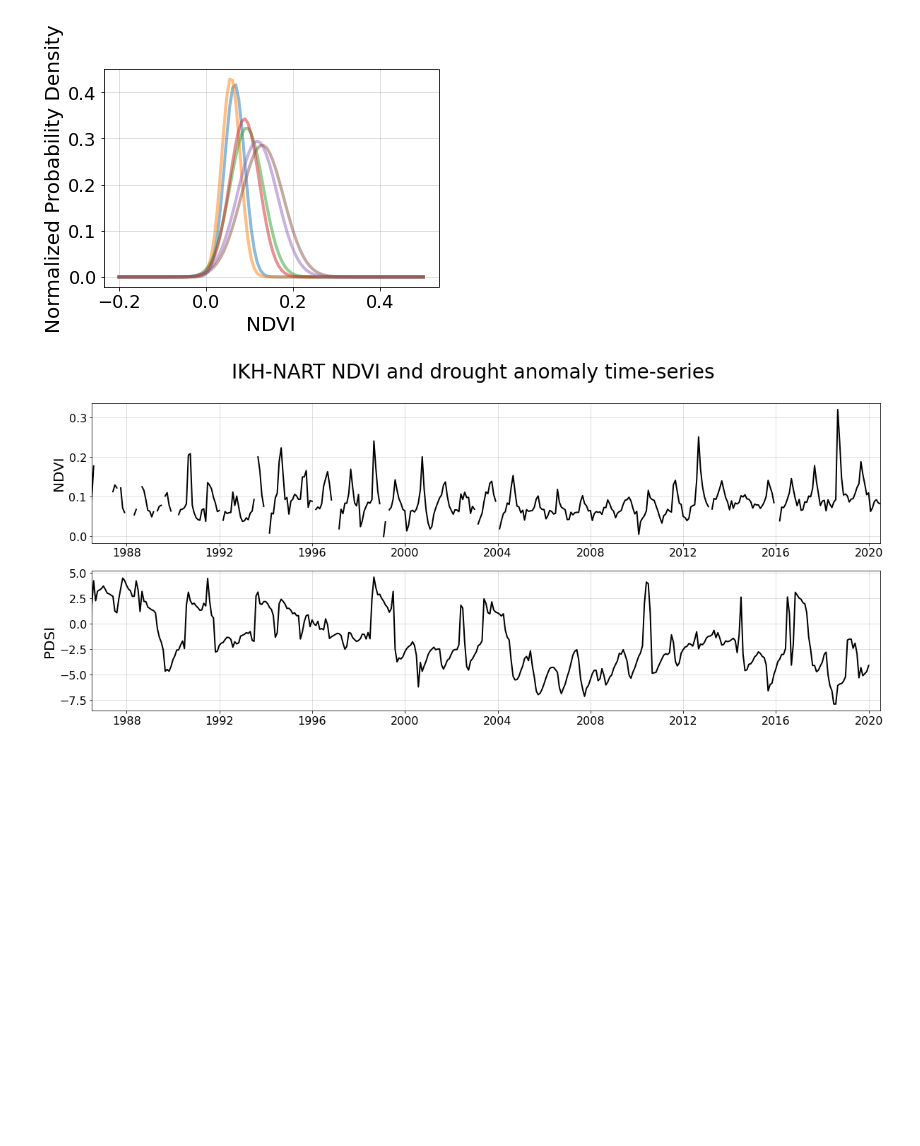
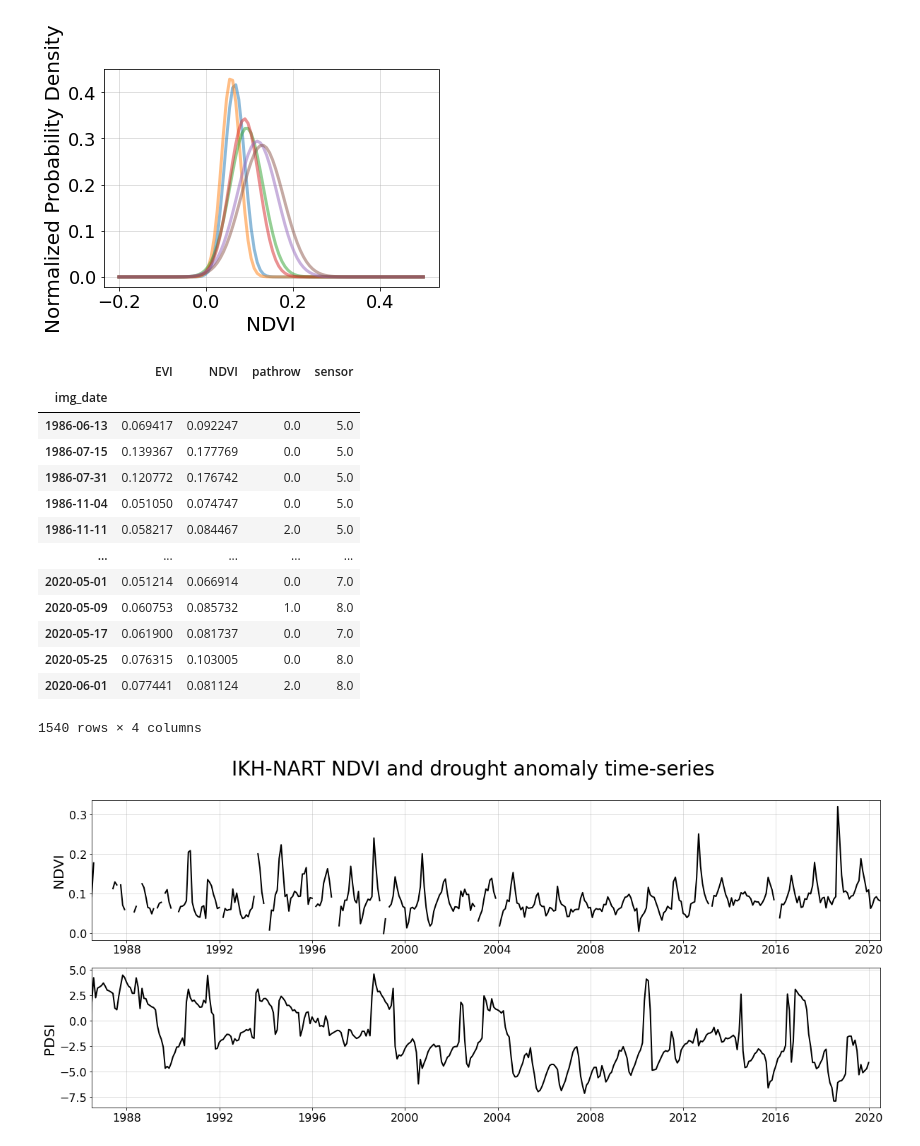
Before and after one commit to csp-inc/ikhnart, a Jupyter notebook: 02b-timeseries-reanalysis.ipynb, the cells around one changed output. Drawn from its saved outputs; the diff is of its cells as text; code cells hidden in the pictures; blank space fills up the shorter version.

```diff
--- a/02b-timeseries-reanalysis.ipynb
+++ b/02b-timeseries-reanalysis.ipynb
@@ -115,6 +112,23 @@ climate_resample.abv[climate_resample.abv<climate_mean] = climate_mean
 climate_resample.bel[climate_resample.bel>climate_mean] = climate_mean
 climate_resample.bel[np.isnan(climate_resample.bel)] = climate_mean
 climate_resample.abv[np.isnan(climate_resample.abv)] = climate_mean
+# %%
+ndvi.groupby(ndvi.index).agg('median')
+# %% [output]
+|  | EVI | NDVI | pathrow | sensor |
+| img_date |  |  |  |  |
+| 1986-06-13 | 0.069417 | 0.092247 | 0.0 | 5.0 |
+| 1986-07-15 | 0.139367 | 0.177769 | 0.0 | 5.0 |
+| 1986-07-31 | 0.120772 | 0.176742 | 0.0 | 5.0 |
+| 1986-11-04 | 0.051050 | 0.074747 | 0.0 | 5.0 |
+| 1986-11-11 | 0.058217 | 0.084467 | 2.0 | 5.0 |
+| ... | ... | ... | ... | ... |
+| 2020-05-01 | 0.051214 | 0.066914 | 0.0 | 7.0 |
+| 2020-05-09 | 0.060753 | 0.085732 | 1.0 | 8.0 |
+| 2020-05-17 | 0.061900 | 0.081737 | 0.0 | 7.0 |
+| 2020-05-25 | 0.076315 | 0.103005 | 0.0 | 8.0 |
+| 2020-06-01 | 0.077441 | 0.081124 | 2.0 | 8.0 |
+1540 rows × 4 columns
 # %%
 f, ax = plt.subplots(2,1,figsize=(20,8))
 ax[0].plot(ndvi_resample.index, ndvi_resample['NDVI'], \
```
Also changed, not shown: parts of 1 cell of this notebook, 2 other files.
